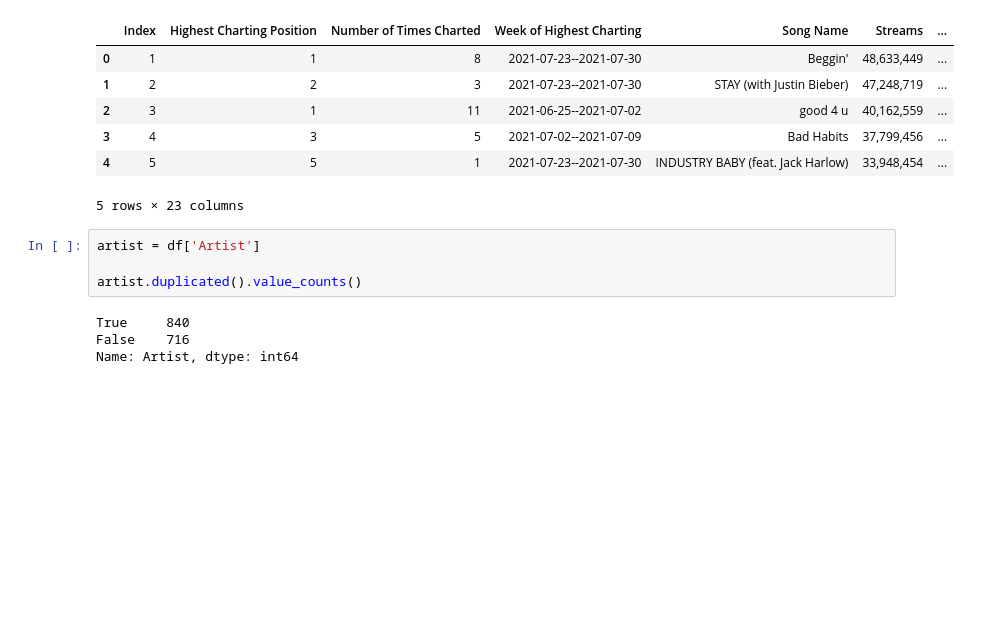
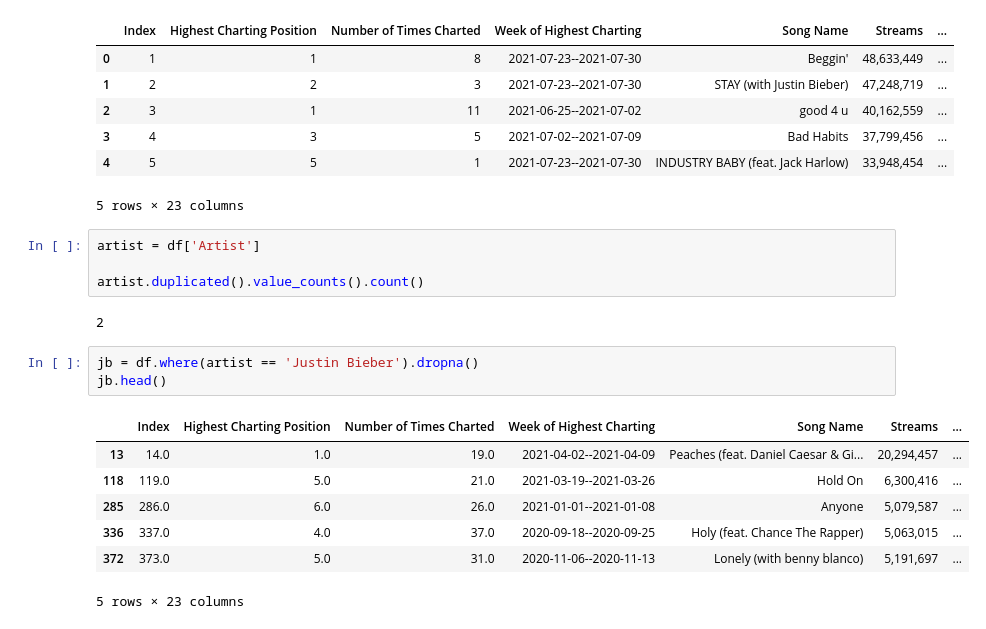
Before and after one commit to estevaoguerra19/spotify_insights, a Jupyter notebook: spotify_insight.ipynb, the cells around one changed output. Cells and saved outputs as stored; diff of their text form; blank space fills up the shorter version.

```diff
--- a/spotify_insight.ipynb
+++ b/spotify_insight.ipynb
@@ -241,8 +241,17 @@ df.head()
 # %%
 artist = df['Artist']
 
-artist.duplicated().value_counts()
+artist.duplicated().value_counts().count()
 # %% [output]
-True     840
-False    716
-Name: Artist, dtype: int64
+2
+# %%
+jb = df.where(artist == 'Justin Bieber').dropna()
+jb.head()
+# %% [output]
+|  | Index | Highest Charting Position | Number of Times Charted | Week of Highest Charting | Song Name | Streams | ... |
+| 13 | 14.0 | 1.0 | 19.0 | 2021-04-02--2021-04-09 | Peaches (feat. Daniel Caesar & Gi... | 20,294,457 | ... |
+| 118 | 119.0 | 5.0 | 21.0 | 2021-03-19--2021-03-26 | Hold On | 6,300,416 | ... |
+| 285 | 286.0 | 6.0 | 26.0 | 2021-01-01--2021-01-08 | Anyone | 5,079,587 | ... |
+| 336 | 337.0 | 4.0 | 37.0 | 2020-09-18--2020-09-25 | Holy (feat. Chance The Rapper) | 5,063,015 | ... |
+| 372 | 373.0 | 5.0 | 31.0 | 2020-11-06--2020-11-13 | Lonely (with benny blanco) | 5,191,697 | ... |
+5 rows × 23 columns
```
Also changed, not shown: parts of 7 cells of this notebook.
